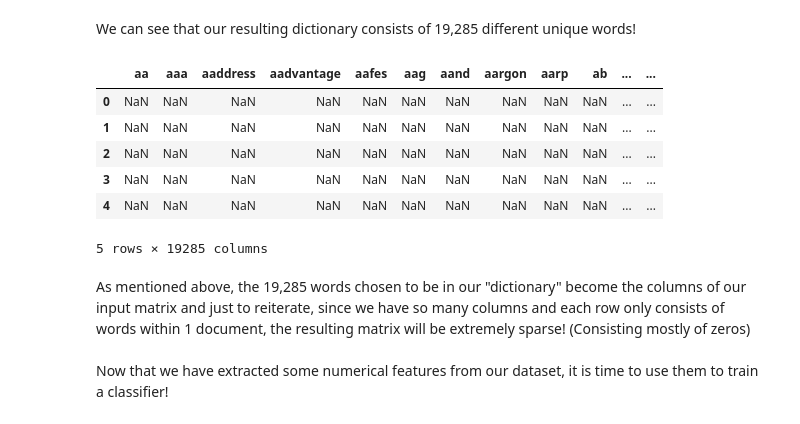
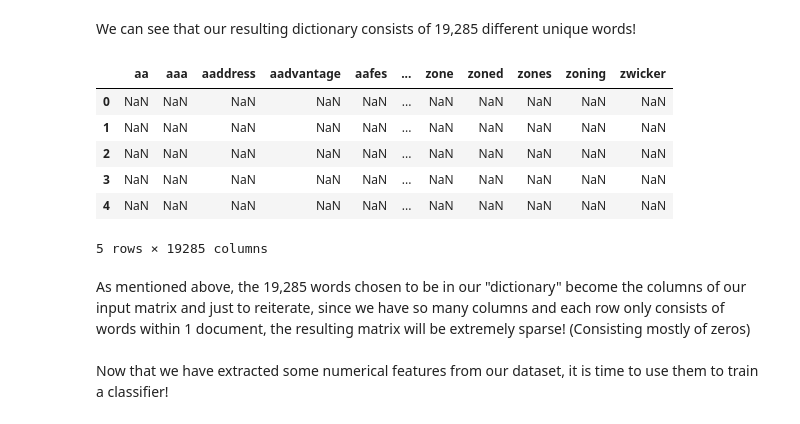
Before and after one commit to jtsw1990/nlp_article, a Jupyter notebook: textClassificationEntry.ipynb, the cells around one changed output. Saved outputs shown, nothing was run; the diff lists cells and outputs as text; code cells hidden in the pictures.

Commit message:
Changed max column display to 10

```diff
--- a/textClassificationEntry.ipynb
+++ b/textClassificationEntry.ipynb
@@ -170,16 +170,17 @@ We can see that our resulting dictionary consists of 19,285 different unique wor
 tfidf_df = pd.SparseDataFrame(tfidf_train,
                               columns = tfidf_vectorizer.get_feature_names(),
                               copy = False)
-# %%
-tfidf_df.head()
-# %% [output]
-|  | aa | aaa | aaddress | aadvantage | aafes | aag | aand | aargon | aarp | ab | ... | ... |
-| 0 | NaN | NaN | NaN | NaN | NaN | NaN | NaN | NaN | NaN | NaN | ... | ... |
-| 1 | NaN | NaN | NaN | NaN | NaN | NaN | NaN | NaN | NaN | NaN | ... | ... |
-| 2 | NaN | NaN | NaN | NaN | NaN | NaN | NaN | NaN | NaN | NaN | ... | ... |
-| 3 | NaN | NaN | NaN | NaN | NaN | NaN | NaN | NaN | NaN | NaN | ... | ... |
-| 4 | NaN | NaN | NaN | NaN | NaN | NaN | NaN | NaN | NaN | NaN | ... | ... |
-5 rows × 19285 columns
+# %%
+pd.options.display.max_columns = 10
+tfidf_df.head()
+# %% [output]
+|  | aa | aaa | aaddress | aadvantage | aafes | ... | zone | zoned | zones | zoning | zwicker |
+| 0 | NaN | NaN | NaN | NaN | NaN | ... | NaN | NaN | NaN | NaN | NaN |
+| 1 | NaN | NaN | NaN | NaN | NaN | ... | NaN | NaN | NaN | NaN | NaN |
+| 2 | NaN | NaN | NaN | NaN | NaN | ... | NaN | NaN | NaN | NaN | NaN |
+| 3 | NaN | NaN | NaN | NaN | NaN | ... | NaN | NaN | NaN | NaN | NaN |
+| 4 | NaN | NaN | NaN | NaN | NaN | ... | NaN | NaN | NaN | NaN | NaN |
+5 rows × 19285 columns
 # %% [markdown]
 As mentioned above, the 19,285 words chosen to be in our "dictionary" become the columns of our input matrix and just to reiterate, since we have so many columns and each row only consists of words within 1 document, the resulting matrix will be extremely sparse! (Consisting mostly of zeros) <br><br>
 Now that we have extracted some numerical features from our dataset, it is time to use them to train a classifier!
```
Also changed, not shown: parts of 1 cell of this notebook.
